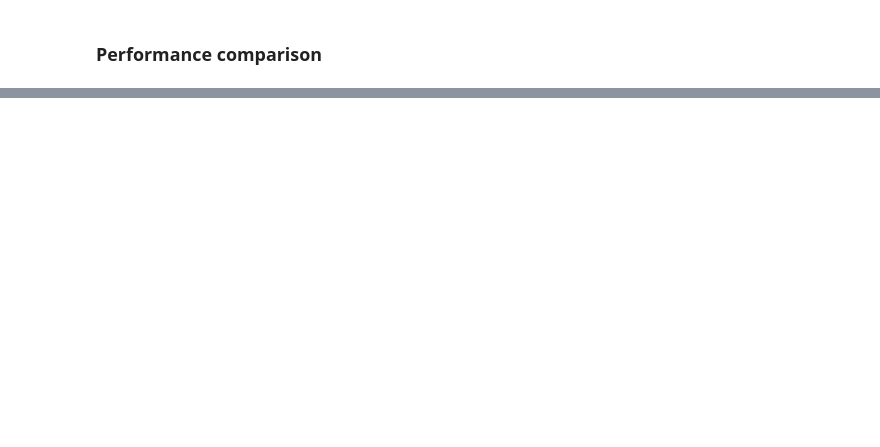
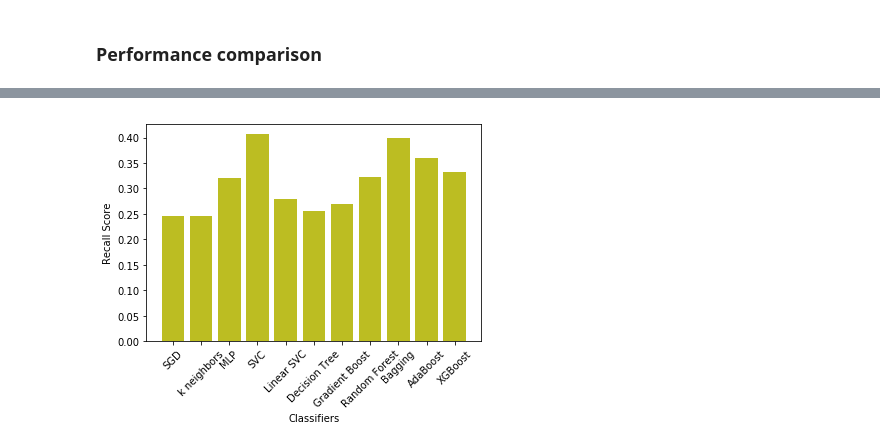
Before and after one commit to manuelfreude/kagglepetfinder, a Jupyter notebook: petfinder.ipynb, the cells around one changed output, grey strips where cells are left out. Saved outputs shown, nothing was run; the diff lists cells and outputs as text; code cells hidden in the pictures; blank space fills up the shorter version.

```diff
--- a/petfinder.ipynb
+++ b/petfinder.ipynb
@@ -1384,7 +1384,7 @@ VGG19_model.compile(loss='categorical_crossentropy', optimizer='adam', metrics=[
 # %%
 # Training the model - takes about 3 hours for one episode on local machine
 
-epochs = 3
+epochs = 5
 
 checkpointer = ModelCheckpoint(filepath='Saved_models/weights.best.VGG19.hdf5',
                                verbose=1, save_best_only=True)
@@ -1420,7 +1420,7 @@ Resnet50_model.compile(loss='categorical_crossentropy', optimizer='adam', metric
 # %%
 # Training the model - takes about 3 hours for one episode on local machine
 
-epochs = 3
+epochs = 5
 
 checkpointer = ModelCheckpoint(filepath='Saved_models/weights.best.Resnet50.hdf5',
                                verbose=1, save_best_only=True)
@@ -2202,0 +2599,9 @@ pyplot.xlabel('Algorithms');
+# %%
+# Plotting recall comparison
+
+plt.bar(scores['Classifier'], scores['Recall'], color='C8')
+plt.xticks(rotation=45)
+plt.ylabel('Recall Score')
+plt.xlabel('Classifiers');
+# %% [output]
+[figure, added]
```
Also changed, not shown: parts of 44 cells of this notebook.
